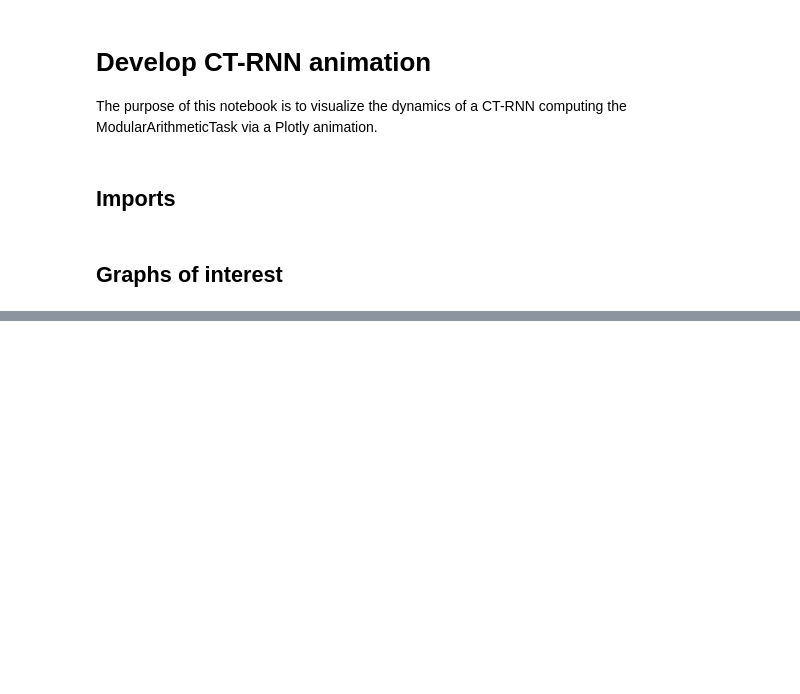
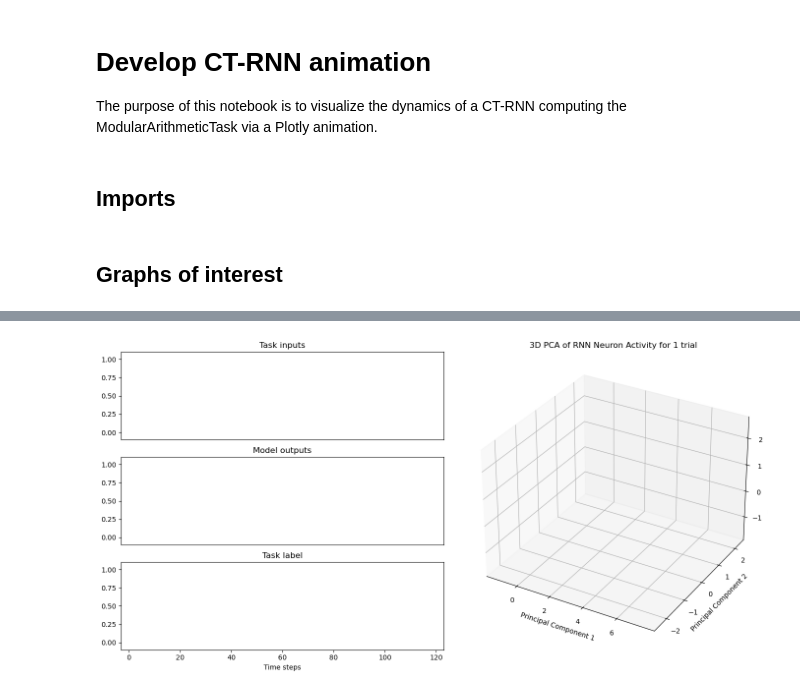
Before and after one commit to keith-murray/emergence-phase-codes, a Jupyter notebook: scripts/Experiment with Animations.ipynb, the cells around one changed output, grey strips where cells are left out. Drawn from its saved outputs; the diff is of its cells as text; code cells hidden in the pictures; blank space fills up the shorter version.

Commit message:
Finalized RNN animation

```diff
--- a/scripts/Experiment with Animations.ipynb
+++ b/scripts/Experiment with Animations.ipynb
@@ -160,11 +171,4 @@ plt.show()
 # %%
-import matplotlib.pyplot as plt
-from matplotlib.gridspec import GridSpec
-from matplotlib.animation import FuncAnimation
-import numpy as np
-from matplotlib.collections import LineCollection
-from matplotlib.colors import Normalize
-
 fig = plt.figure(figsize=(14, 7))
 gs = GridSpec(3, 2)
 
@@ -174,7 +178,7 @@ line1_0, = ax1.plot([], [], color='tab:blue')
 line1_1, = ax1.plot([], [], color='tab:orange')
 ax1.set_title('Task inputs')
 ax1.set_xticks([])
-ax1.set_xlim(-3, 103)
+ax1.set_xlim(-3, 123)
 ax1.set_ylim(-0.1, 1.1)
 
 # Panel 2: Model Outputs
@@ -183,56 +187,67 @@ line2_0, = ax2.plot([], [], color='tab:red')
 line2_1, = ax2.plot([], [], color='tab:purple')
 line2_2, = ax2.plot([], [], color='tab:green')
 ax2.set_title('Model outputs')
 ax2.set_xticks([])
-ax2.set_xlim(-3, 103)
+ax2.set_xlim(-3, 123)
 ax2.set_ylim(-0.1, 1.1)
 
 # Panel 3: Label Outputs
 ax3 = fig.add_subplot(gs[2, 0])
 line3_0, = ax3.plot([], [], color='tab:red')
 line3_1, = ax3.plot([], [], color='tab:purple')
 line3_2, = ax3.plot([], [], color='tab:green')
-ax3.set_title('Label outputs')
+ax3.set_title('Task label')
 ax3.set_xlabel('Time steps')
-ax3.set_xlim(-3, 103)
+ax3.set_xlim(-3, 123)
 ax3.set_ylim(-0.1, 1.1)
 
-# Panel 4: PCA of RNN Neuron Activity
-ax4 = fig.add_subplot(gs[:, 1])
-x = reshaped_pc[0, :, 1]
-y = reshaped_pc[0, :, 2]
-points = np.array([x, y]).T
-line4, = ax4.plot([], [], 'o', color='red')
-ax4.set_xlim(x.min()-0.5, x.max()+0.5)
-ax4.set_ylim(y.min()-0.5, y.max()+0.5)
+# Panel 4: 3D PCA of RNN Neuron Activity
+norm = Normalize(vmin=0, vmax=trial_rates_pc.shape[0]-1)
+cmap = plt.get_cmap('magma')
+colors = cmap(norm(jnp.arange(trial_rates_pc.shape[0])))
+
+ax4 = fig.add_subplot(gs[:, 1], projection='3d')
+
+line4 = ax4.plot([], [], [], color='black', linewidth=1, alpha=0.5)
+sc = ax4.scatter([], [], [], depthshade=False, s=75)
+
+ax4.set_xlim([x.min()-0.5, x.max()+0.5])
+ax4.set_ylim([y.min()-0.5, y.max()+0.5])
+ax4.set_zlim([z.min()-0.5, z.max()+0.5])
+
 ax4.set_xlabel('Principal Component 1')
 ax4.set_ylabel('Principal Component 2')
-ax4.set_title('PCA of RNN Neuron Activity for 1 trial')
+ax4.set_zlabel('Principal Component 3')
+ax4.set_title('3D PCA of RNN Neuron Activity for 1 trial')
 
 def update(frame):
     # Update each line in all subplots
-    line1_0.set_data(np.arange(frame), inputs_[0, :frame, 10:11])
-    line1_1.set_data(np.arange(frame), inputs_[0, :frame, 11:12])
+    line1_0.set_data(jnp.arange(frame), input_tensor[:frame, 10:11])
+    line1_1.set_data(jnp.arange(frame), input_tensor[:frame, 11:12])
 
-    line2_0.set_data(np.arange(frame), outputs_[0, :frame, :1])
-    line2_1.set_data(np.arange(frame), outputs_[0, :frame, 1:2])
-    line2_2.set_data(np.arange(frame), outputs_[0, :frame, 2:3])
+    line2_0.set_data(jnp.arange(frame), trial_outputs[0, :frame, :1])
+    line2_1.set_data(jnp.arange(frame), trial_outputs[0, :frame, 1:2])
+    line2_2.set_data(jnp.arange(frame), trial_outputs[0, :frame, 2:3])
 
-    line3_0.set_data(np.arange(frame), labels_[0, :frame, :1])
-    line3_1.set_data(np.arange(frame), labels_[0, :frame, 1:2])
-    line3_2.set_data(np.arange(frame), labels_[0, :frame, 2:3])
+    line3_0.set_data(jnp.arange(frame), output_tensor[:frame, :1])
+    line3_1.set_data(jnp.arange(frame), output_tensor[:frame, 1:2])
+    line3_2.set_data(jnp.arange(frame), output_tensor[:frame, 2:3])
 
-    line4.set_data(points[:frame, 0], points[:frame, 1])
+    # Update the 3D line plot
+    line4[0].set_data(x[:frame], y[:frame])
+    line4[0].set_3d_properties(z[:frame])
 
-    return line1_0, line1_1, line2_0, line2_1, line2_2, line3_0, line3_1, line3_2, line4
+    sc._offsets3d = (x[:frame], y[:frame], z[:frame])
+    sc.set_facecolors(colors[:frame])
 
-# Total number of frames (should be based on the longest sequence among inputs, outputs, and labels)
-num_frames = 100
+    return line1_0, line1_1, line2_0, line2_1, line2_2, line3_0, line3_1, line3_2, line4, sc,
 
-# Create the FuncAnimation object
+num_frames = 120
 ani = FuncAnimation(fig, update, frames=num_frames, interval=150, blit=False)
 
 plt.tight_layout()
 plt.show()
 
-ani.save('full_rnn_activity.mp4', writer='ffmpeg')
+ani.save('rnn_pca_activity.mp4', writer='ffmpeg')
+# %% [output]
+[figure, added]
```
Also changed, not shown: parts of 4 cells of this notebook, 2 other files.
